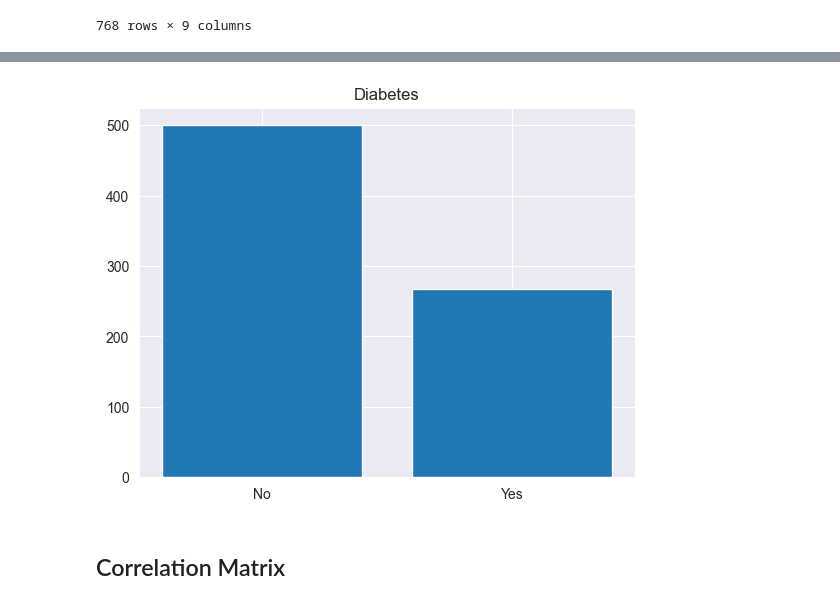
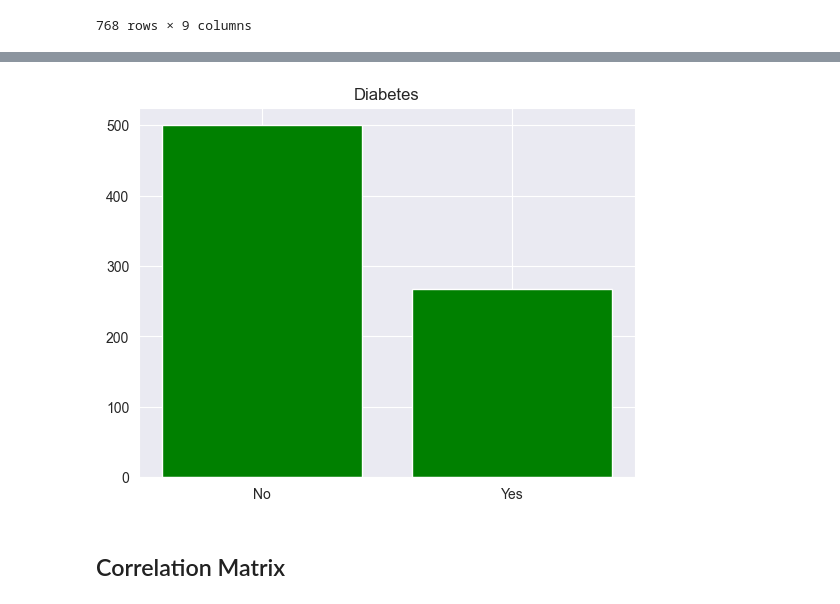
Before and after one commit to fol608/Data-Science, a Jupyter notebook: Diabetes-Prediction/SVM_Diabetes.ipynb, the cells around one changed output, grey strips where cells are left out. Saved outputs shown, nothing was run; the diff lists cells and outputs as text; code cells hidden in the pictures.

```diff
--- a/Diabetes-Prediction/SVM_Diabetes.ipynb
+++ b/Diabetes-Prediction/SVM_Diabetes.ipynb
@@ -54,12 +54,12 @@ df.describe()
 # %%
 import matplotlib.pyplot as plt
 outcome_counts = df['Outcome'].value_counts()
-plt.bar(outcome_counts.index, outcome_counts.values)
+plt.bar(outcome_counts.index, outcome_counts.values,color = 'green')
 plt.title('Diabetes')
 plt.xticks(outcome_counts.index, ['No', 'Yes'])
 plt.show()
 # %% [output]
-[figure, old version]
+[figure, new version]
 # %% [markdown]
 ## Correlation Matrix
 # %%
```
